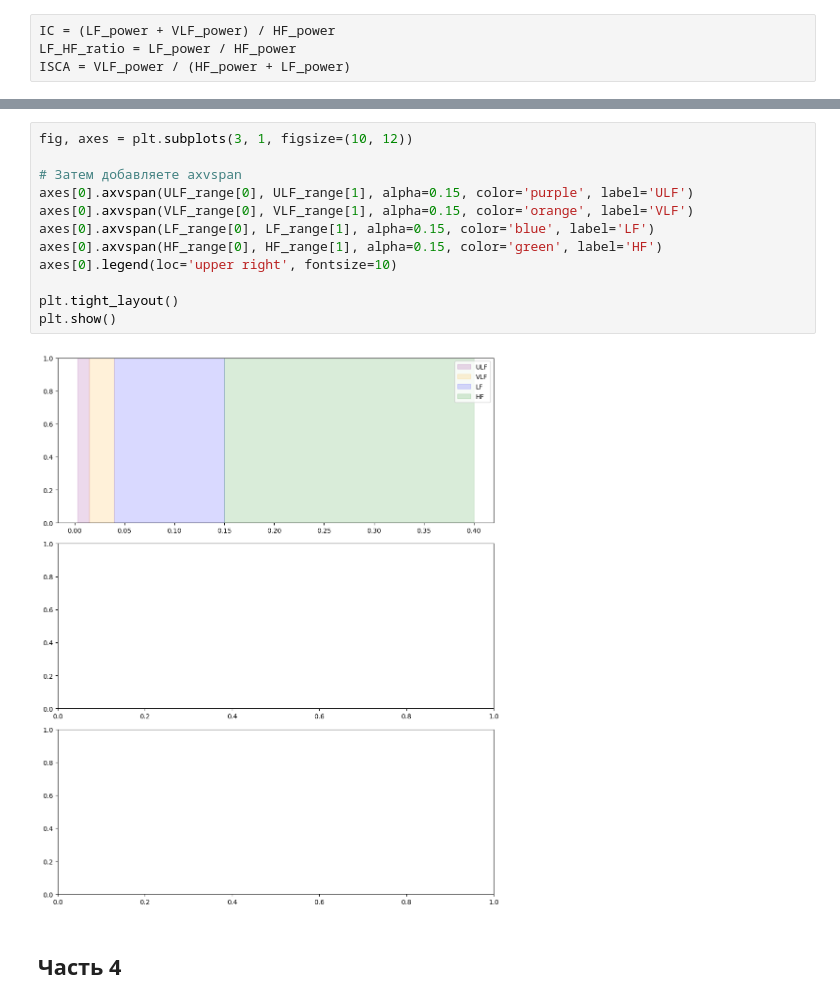
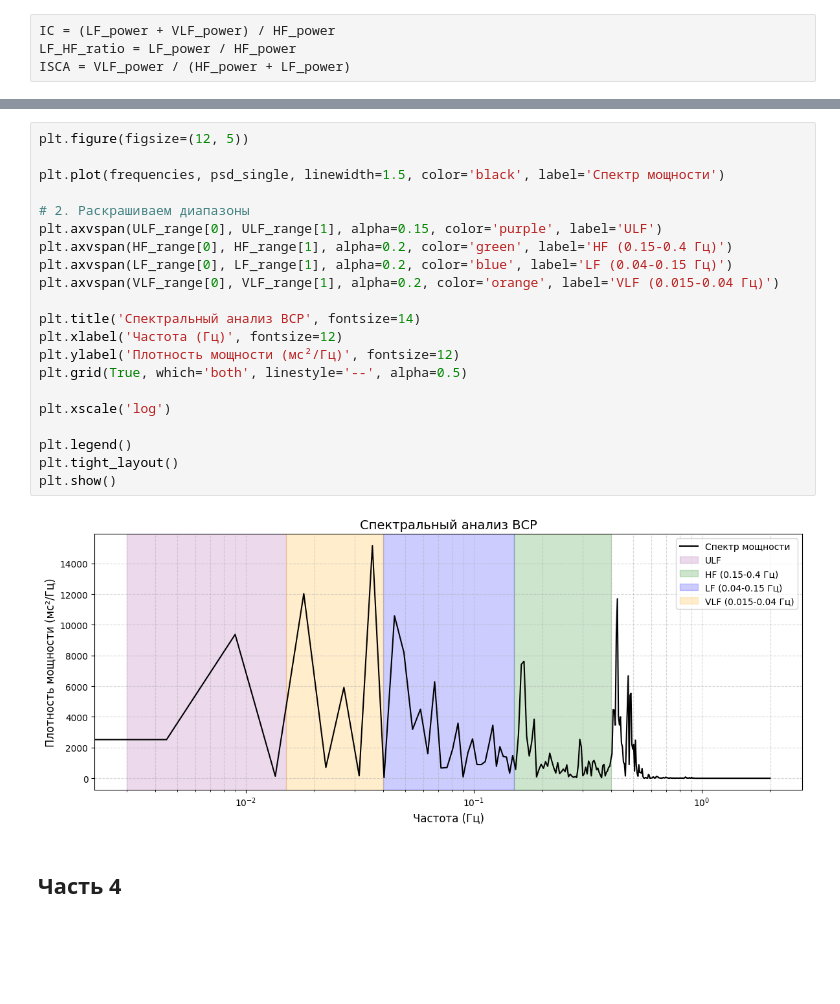
Before and after one commit to RizoBoy/FSCH, a Jupyter notebook: lab1/lab01.ipynb, the cells around one changed output, grey strips where cells are left out. Cells and saved outputs as stored; diff of their text form; blank space fills up the shorter version.

```diff
--- a/lab1/lab01.ipynb
+++ b/lab1/lab01.ipynb
@@ -378,17 +384,26 @@ axes[2].set_xlim(0, 0.5)
-# %%
-fig, axes = plt.subplots(3, 1, figsize=(10, 12))
-
-# Затем добавляете axvspan
-axes[0].axvspan(ULF_range[0], ULF_range[1], alpha=0.15, color='purple', label='ULF')
-axes[0].axvspan(VLF_range[0], VLF_range[1], alpha=0.15, color='orange', label='VLF')
-axes[0].axvspan(LF_range[0], LF_range[1], alpha=0.15, color='blue', label='LF')
-axes[0].axvspan(HF_range[0], HF_range[1], alpha=0.15, color='green', label='HF')
-axes[0].legend(loc='upper right', fontsize=10)
-
-plt.tight_layout()
-plt.show()
-# %% [output]
-[figure, removed]
+# %%
+plt.figure(figsize=(12, 5))
+
+plt.plot(frequencies, psd_single, linewidth=1.5, color='black', label='Спектр мощности')
+
+# 2. Раскрашиваем диапазоны
+plt.axvspan(ULF_range[0], ULF_range[1], alpha=0.15, color='purple', label='ULF')
+plt.axvspan(HF_range[0], HF_range[1], alpha=0.2, color='green', label='HF (0.15-0.4 Гц)')
+plt.axvspan(LF_range[0], LF_range[1], alpha=0.2, color='blue', label='LF (0.04-0.15 Гц)')
+plt.axvspan(VLF_range[0], VLF_range[1], alpha=0.2, color='orange', label='VLF (0.015-0.04 Гц)')
+
+plt.title('Спектральный анализ ВСР', fontsize=14)
+plt.xlabel('Частота (Гц)', fontsize=12)
+plt.ylabel('Плотность мощности (мс²/Гц)', fontsize=12)
+plt.grid(True, which='both', linestyle='--', alpha=0.5)
+
+plt.xscale('log')
+
+plt.legend()
+plt.tight_layout()
+plt.show()
+# %% [output]
+[figure, added]
 # %% [markdown]
 ## Часть 4
 # %%
```
Also changed, not shown: parts of 9 cells of this notebook, 1 other file.
